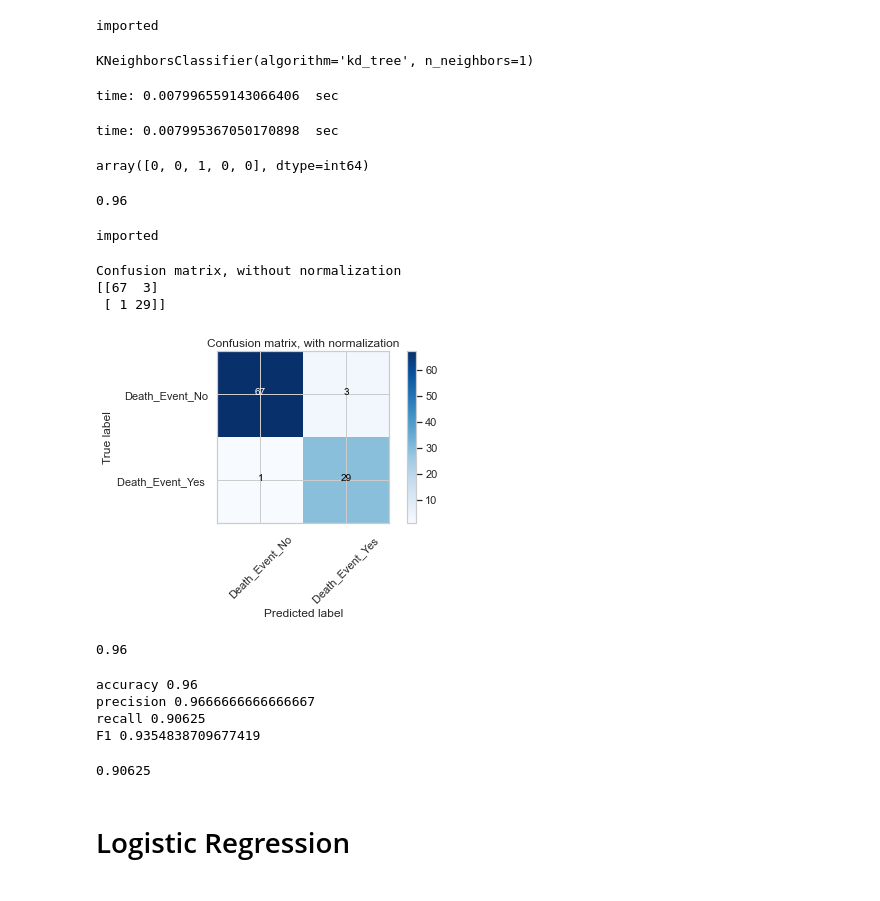
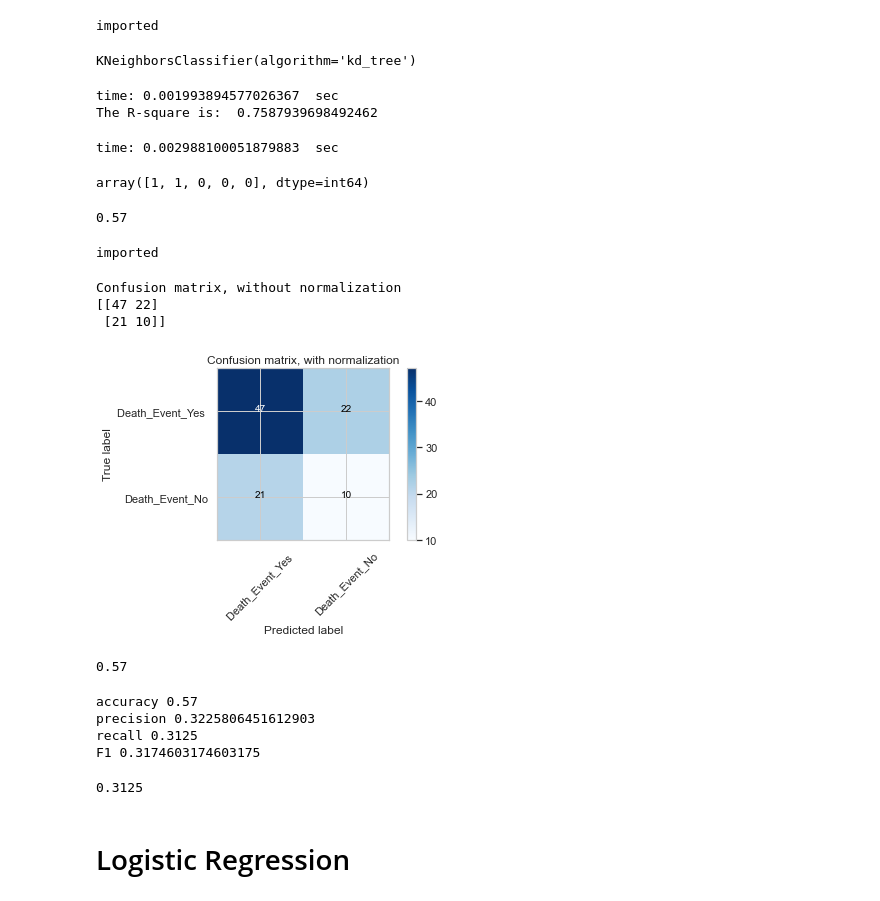
Before and after one commit to varun-nallamothu/ArtificialIntelligence, a Jupyter notebook: Heart_Failure_ModelAnalysis.ipynb, the cells around one changed output. Drawn from its saved outputs; the diff is of its cells as text; code cells hidden in the pictures.

Commit message:
Added code for r square

```diff
--- a/Heart_Failure_ModelAnalysis.ipynb
+++ b/Heart_Failure_ModelAnalysis.ipynb
@@ -156,0 +155,3 @@ imported train_test_split
+# %%
+X= heart_failure.drop("DEATH_EVENT", axis = 1)
+print(X)
@@ -157,6 +176,5 @@ imported train_test_split
 # %%
-#Splitting data
-y = bank_data.DEATH_EVENT
+y = heart_failure.DEATH_EVENT
 X_train, X_test, y_train, y_test = train_test_split(X, y, test_size=1/3,random_state=0)
 print('training data size:',X_train.shape[0])
 print('testing data size:',X_test.shape[0])
@@ -174,11 +192,11 @@ print('imported ')
 # %% [output]
 imported
 # %%
-k = 1
+k = 5
 KNN= KNeighborsClassifier(n_neighbors=k,algorithm = 'kd_tree')
 KNN
 # %% [output]
-KNeighborsClassifier(algorithm='kd_tree', n_neighbors=1)
+KNeighborsClassifier(algorithm='kd_tree')
 # %%
 startTime = time.time()
 
@@ -187,8 +205,10 @@ KNN.fit(X_train,y_train)
 
 lapsedTime = time.time() - startTime
 print('time:',lapsedTime,' sec' )
+print('The R-square is: ', KNN.score(X_train,y_train))
 # %% [output]
-time: 0.007996559143066406  sec
+time: 0.001993894577026367  sec
+The R-square is:  0.7587939698492462
 # %%
 startTime = time.time()
 
@@ -199,13 +219,13 @@ lapsedTime = time.time() - startTime
 print('time:',lapsedTime,' sec' )
 knn_prediction[0:5]
 # %% [output]
-time: 0.007995367050170898  sec
+time: 0.002988100051879883  sec
-array([0, 0, 1, 0, 0], dtype=int64)
+array([1, 1, 0, 0, 0], dtype=int64)
 # %%
 #Comparing the model accuracy with test data
 np.mean(knn_prediction==y_test)
 # %% [output]
-0.96
+0.57
 # %%
 #Confusion Matrix
 from sklearn.metrics import confusion_matrix
@@ -213,13 +233,13 @@ print('imported ')
 # %% [output]
 imported
 # %%
-target_names = ['Death_Event_No', 'Death_Event_Yes ']
+target_names = ['Death_Event_Yes ','Death_Event_No']
 plot_confusion_matrix(confusion_matrix(knn_prediction,y_test), classes=target_names,title='Confusion matrix, with normalization')
 # %% [output]
 Confusion matrix, without normalization
-[[67  3]
- [ 1 29]]
+[[47 22]
+ [21 10]]
-[figure, old version]
+[figure, new version]
 # %%
 from sklearn.metrics import precision_recall_fscore_support,recall_score,accuracy_score
 # %%
@@ -227,19 +247,19 @@ prf1=precision_recall_fscore_support(y_test,knn_prediction)
 acc=accuracy_score(y_test,knn_prediction)
 acc
 # %% [output]
-0.96
+0.57
 # %%
 metric=pretty_metrics(precision_recall_fscore=prf1,accuracy_score=acc)
 # %% [output]
-accuracy 0.96
-precision 0.9666666666666667
-recall 0.90625
-F1 0.9354838709677419
+accuracy 0.57
+precision 0.3225806451612903
+recall 0.3125
+F1 0.3174603174603175
 # %%
 results_test_data['KNN']=metric['recall']
 results_test_data['KNN']
 # %% [output]
-0.90625
+0.3125
 # %%
 del KNN
 # %% [markdown]
```
Also changed, not shown: parts of 19 cells of this notebook.
